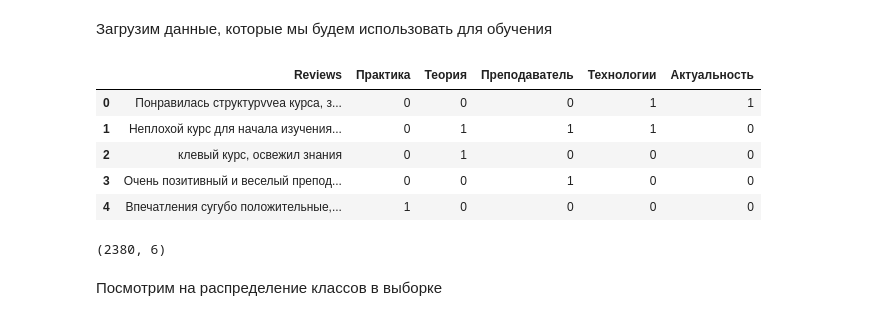
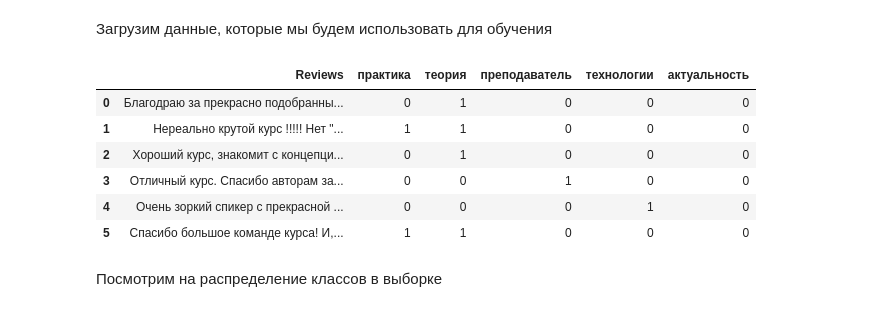
Before and after one commit to GuruProger/ReviewClassifier, a Jupyter notebook: model/bert_reviews.ipynb, the cells around one changed output. Drawn from its saved outputs; the diff is of its cells as text; code cells hidden in the pictures.

```diff
--- a/model/bert_reviews.ipynb
+++ b/model/bert_reviews.ipynb
@@ -7,22 +5,21 @@
 # %%
 import pandas as pd
 
-df = pd.read_csv("new.csv", index_col=0)
+df = pd.read_csv("train_reviews_bert.csv")
 df['Reviews'] = df['Reviews'].astype(str)
-df = df.drop('PreprocessedText', axis=1)
-df = df.reset_index(drop=True)
-df.head()
+# df = df.drop('PreprocessedText', axis=1)
+# df = df.reset_index(drop=True)
+df.head(6)
 # %% [output]
-|  | Reviews | Практика | Теория | Преподаватель | Технологии | Актуальность |
-| 0 | Понравилась структурvveа курса, з... | 0 | 0 | 0 | 1 | 1 |
-| 1 | Неплохой курс для начала изучения... | 0 | 1 | 1 | 1 | 0 |
-| 2 | клевый курс, освежил знания | 0 | 1 | 0 | 0 | 0 |
-| 3 | Очень позитивный и веселый препод... | 0 | 0 | 1 | 0 | 0 |
-| 4 | Впечатления сугубо положительные,... | 1 | 0 | 0 | 0 | 0 |
+|  | Reviews | практика | теория | преподаватель | технологии | актуальность |
+| 0 | Благодраю за прекрасно подобранны... | 0 | 1 | 0 | 0 | 0 |
+| 1 | Нереально крутой курс !!!!! Нет "... | 1 | 1 | 0 | 0 | 0 |
+| 2 | Хороший курс, знакомит с концепци... | 0 | 1 | 0 | 0 | 0 |
+| 3 | Отличный курс. Спасибо авторам за... | 0 | 0 | 1 | 0 | 0 |
+| 4 | Очень зоркий спикер с прекрасной ... | 0 | 0 | 0 | 1 | 0 |
+| 5 | Спасибо большое команде курса! И,... | 1 | 1 | 0 | 0 | 0 |
 # %%
 df.shape
-# %% [output]
-(2380, 6)
 # %% [markdown]
 Посмотрим на распределение классов в выборке
 # %%
```
Also changed, not shown: parts of 26 cells of this notebook.
